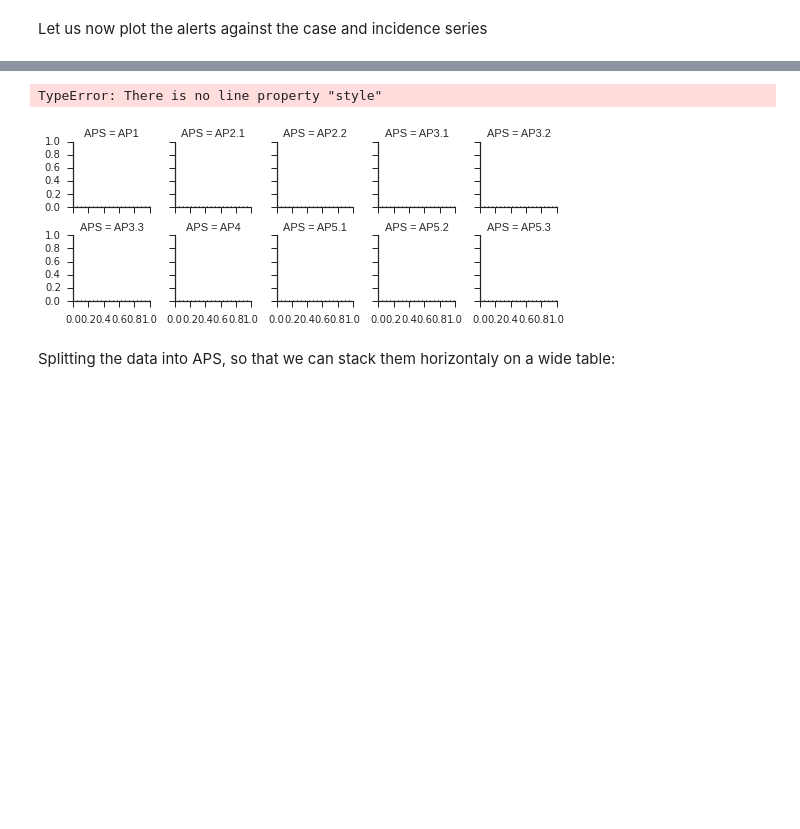
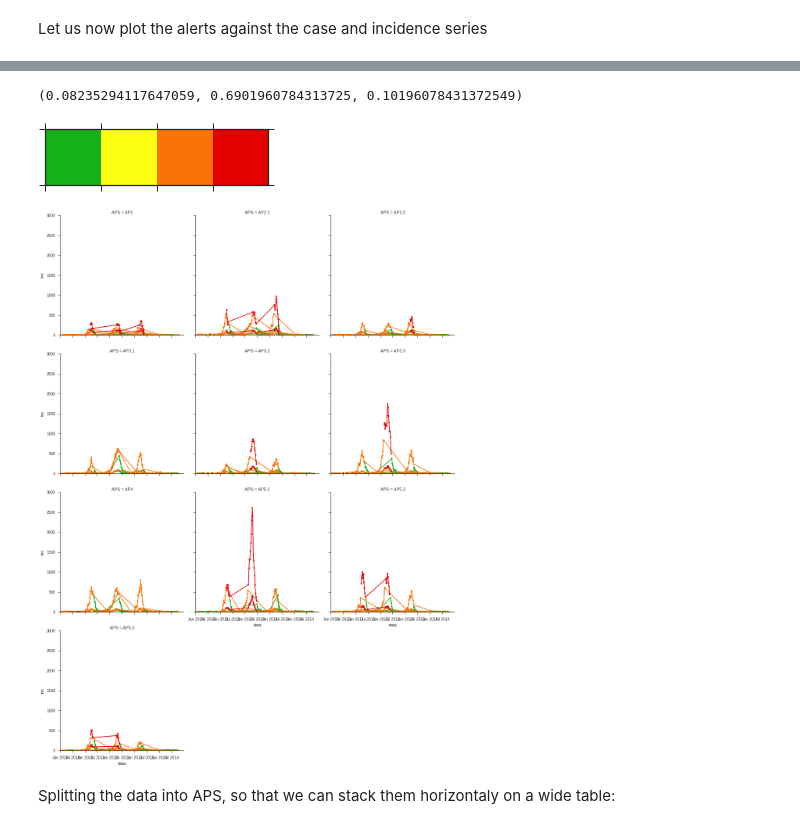
Before and after one commit to AlertaDengue/AlertaDengueAnalise, a Jupyter notebook: ML Approach/Deep Belief in Dengue.ipynb, the cells around one changed output, grey strips where cells are left out. Saved outputs shown, nothing was run; the diff lists cells and outputs as text; code cells hidden in the pictures; blank space fills up the shorter version.

```diff
--- a/ML Approach/Deep Belief in Dengue.ipynb
+++ b/ML Approach/Deep Belief in Dengue.ipynb
@@ -20,6 +21,6 @@ data = pd.read_csv("data_Rt_dengue_big.csv", header=0, delimiter=',', skiprows=[
 # %% [markdown]
 ##Data from 2009-2014 by APS
 # %%
-data_new = pd.read_csv("alertaAPS_201441.csv", header=0, delimiter=',', skiprows=[1, 2, 3],index_col=0, parse_dates=True)
+data_new = pd.read_csv("alertaAPS_201443.csv", header=0, delimiter=',', skiprows=[1, 2, 3],index_col=0, parse_dates=True)
 len(data_new)
 # %% [output]
@@ -148,3 +119,5 @@ data_new_filt.ix['AP1']
+# %%
+data_new_filt['data'] = [dateutil.parser.parse(d) for d in data_new_filt.data]
 # %% [markdown]
 Now we can create a new column with the color coded alert:
 
@@ -156,21 +129,21 @@ Now we can create a new column with the color coded alert:
 
 3: Red
 # %%
-data_new_filt['alertaCor'] = 0
+#data_new_filt['alertaCor'] = 0
 # green to yellow
-data_new_filt['alertaCor'] += (1*(data_new_filt['alertaCli'] == 3))*(data_new_filt['alertaCasos']==0)*(data_new_filt['alertaCor']==0)
+#data_new_filt['alertaCor'] += (1*(data_new_filt['alertaCli'] == 3))*(data_new_filt['alertaCasos']==0)*(data_new_filt['alertaCor']==0)
 # Green => Orange
-data_new_filt['alertaCor'] += 1*(data_new_filt['alertaRt']==3)*(data_new_filt['alertaCor']==0)*2
+#data_new_filt['alertaCor'] += 1*(data_new_filt['alertaRt']==3)*(data_new_filt['alertaCor']==0)*2
 # Green => Red
-data_new_filt['alertaCor'] += data_new_filt['alertaCasos']*(data_new_filt['alertaCor']==0)*3
+#data_new_filt['alertaCor'] += data_new_filt['alertaCasos']*(data_new_filt['alertaCor']==0)*3
 # Yellow => Orange
-data_new_filt['alertaCor'] += (data_new_filt['alertaRt']==3)*data_new_filt['alertaCasos']*(data_new_filt['alertaCor']==1)*2
+#data_new_filt['alertaCor'] += (data_new_filt['alertaRt']==3)*data_new_filt['alertaCasos']*(data_new_filt['alertaCor']==1)*2
 # Yellow => Red
-data_new_filt['alertaCor'] += data_new_filt['alertaCasos']*(data_new_filt['alertaCor']==1)*2
+#data_new_filt['alertaCor'] += data_new_filt['alertaCasos']*(data_new_filt['alertaCor']==1)*2
 # Orange => Red
-data_new_filt['alertaCor'] += data_new_filt['alertaCasos']*(data_new_filt['alertaCor']==2)
+#data_new_filt['alertaCor'] += data_new_filt['alertaCasos']*(data_new_filt['alertaCor']==2)
 
-print data_new_filt['alertaCor'].unique()
+#print data_new_filt['alertaCor'].unique()
 
 data_new_filt
 # %% [output]
@@ -221,12 +171,27 @@ data_new_filt.reset_index()
+# %%
+sns.set(style="ticks")
+for d in data_new_filt.data:
+    if d.year < 2009:
+        print d, type(d)
+    #print dateutil.parser.parse(d)
+#data_new_filt['datap'] = [dateutil.parser.parse(d) for d in data_new_filt.data]
+colors = ["green", "yellow", "orange", "red"]
+pal = sns.xkcd_palette(colors)
+sns.palplot(pal)
+pal[0]
+# %% [output]
+(0.08235294117647059, 0.6901960784313725, 0.10196078431372549)
+[figure, added]
 # %%
-grid = sns.FacetGrid(data_new_filt.reset_index(), col="APS", hue="alertaCor", col_wrap=5, size=1.5)
-grid.map(plt.axhline, y=0, ls=":", c=".5")
-grid.map(plt.plot, "SE", "casos", marker=".", ms=4)
-#grid.set(xticks=np.arange(5), yticks=[-3, 3], xlim=(-.5, 4.5), ylim=(-3.5, 3.5))
+#plt.figure(figsize=(10,10)
+grid = sns.FacetGrid(data_new_filt.reset_index(), col="APS", hue="cor", palette=pal, col_wrap=3, size=5)
+#grid.map(plt.axhline, y=0, ls=":", c=".5")
+grid.map(plt.plot, "data" , "casos", marker="o", ms=4)
+grid.map(plt.plot, "data" , "inc", marker="o", ms=4)
+grid.set(xlim=(datetime.date(2010,1,1), datetime.date(2014,12,31)), ylim=(0, 3000))
 grid.fig.tight_layout(w_pad=1)
 # %% [output]
-TypeError: There is no line property "style"
-[figure, old version]
+[figure, new version]
 # %% [markdown]
 Splitting the data into APS, so that we can stack them horizontaly on a wide table:
 # %%
```
Also changed, not shown: parts of 14 cells of this notebook.
